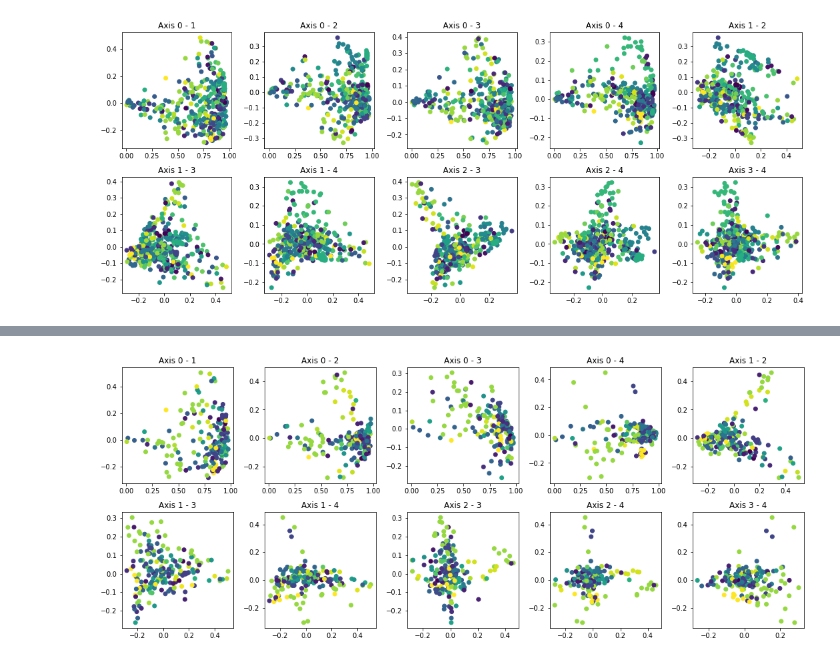
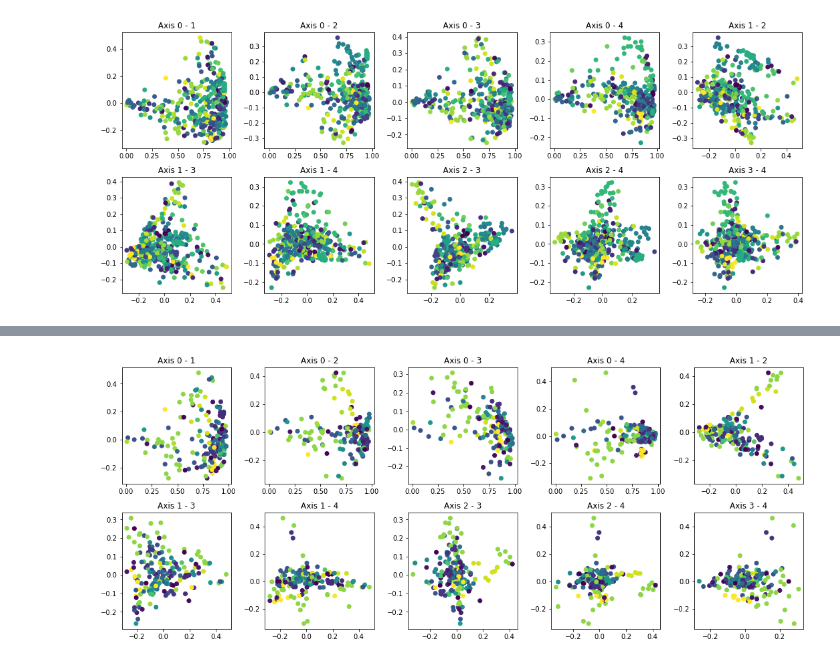
Before and after one commit to epfl-ada/ada-2021-project-mahj, a Jupyter notebook: PCA2D.ipynb, the cells around one changed output, grey strips where cells are left out. Drawn from its saved outputs; the diff is of its cells as text; code cells hidden in the pictures.

Commit message:
Improve token analysis, refractor notebook

```diff
--- a/PCA2D.ipynb
+++ b/PCA2D.ipynb
@@ -98,7 +222,16 @@ We obtain 46 different groups.
 | 7321 | yorkpress | Q7758091 | http://www.yorkpress.co.uk/ | Newsquest | NaN | NaN | NaN | NaN | 28 |
 420 rows × 9 columns
 # %%
-newspaper_in_group_USA = newspaper_in_group[newspaper_in_group["country"] == "United States of America"]
-print(newspaper_in_group_USA["owner"].nunique())
+newspaper_USA = newspaper_in_group[newspaper_in_group["country"] == "United States of America"]
+
+MIN_NEWSPAPER_COUNT = 3
+
+# Remove newspaper with less than MIN_NEWSPAPER_COUNT - 1 other newspapers owned by the same group
+num_np_by_owner = newspaper_USA.groupby("owner").count()["newspaper"]
+group_owner = set(num_np_by_owner[num_np_by_owner >= MIN_NEWSPAPER_COUNT].index)
+newspaper_in_group_USA = newspaper_USA[newspaper_USA["owner"].isin(group_owner)].copy()
+
+print(f"Number of group in USA with {MIN_NEWSPAPER_COUNT} newspaper: {newspaper_in_group_USA['owner'].nunique()}")
+print(f"Representing {len(newspaper_in_group_USA)/len(newspaper_in_group)*100}% of the newspaper in group")
 newspaper_in_group_USA
 # %% [output]
@@ -163,11 +297,11 @@ def get_top_axis(VT,index_map,top_num=5):
 
         print("\n")
 
-def plot_axes(X_red, num_axis, newspaper_in_group):
+def plot_axes(X_red, newspaper_in_group):
     """
     Plot the projected data in 2D with all combination of the different axes
     """
-
+    num_axis = X_red.shape[1]
     fig = plt.figure(figsize=(15, 15))
 
     count = 1
@@ -342,4 +523,4 @@ Kobe                           -0.0706
 # %%
-plot_axes(X_red_token_USA, num_axis_token_USA, newspaper_in_group_USA)
+plot_axes(X_red_token_USA, newspaper_in_group_USA)
 # %% [output]
-[figure, old version]
+[figure, new version]
```
Also changed, not shown: parts of 36 cells of this notebook.
